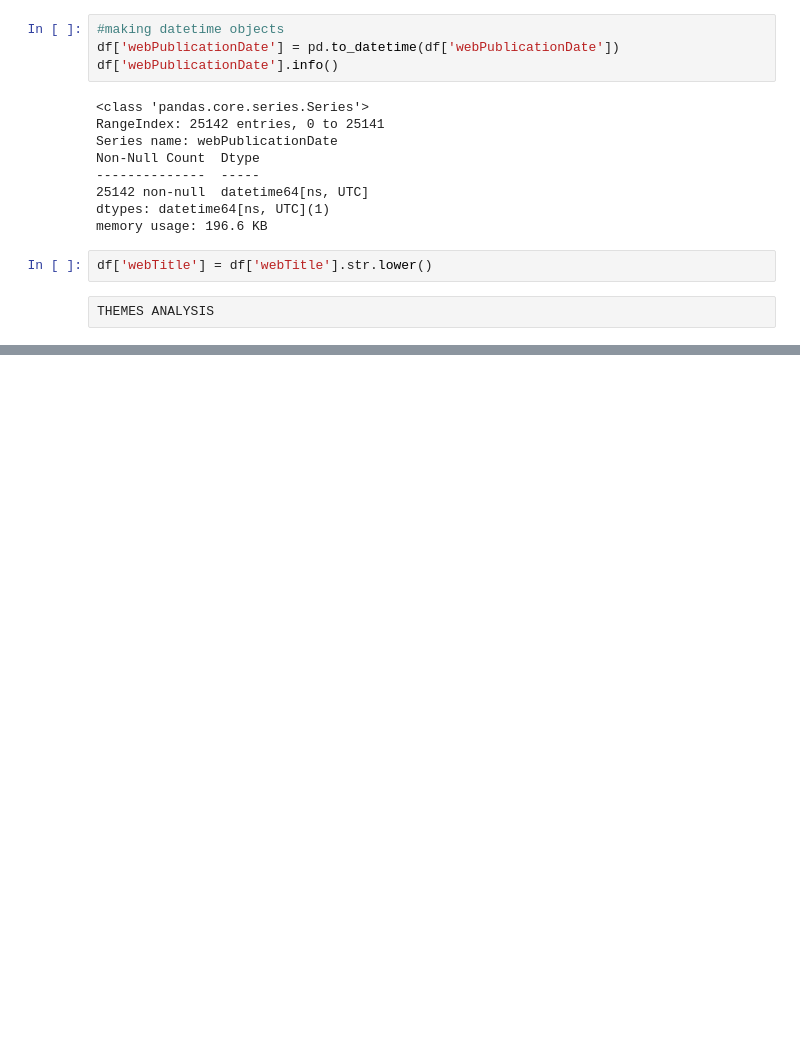
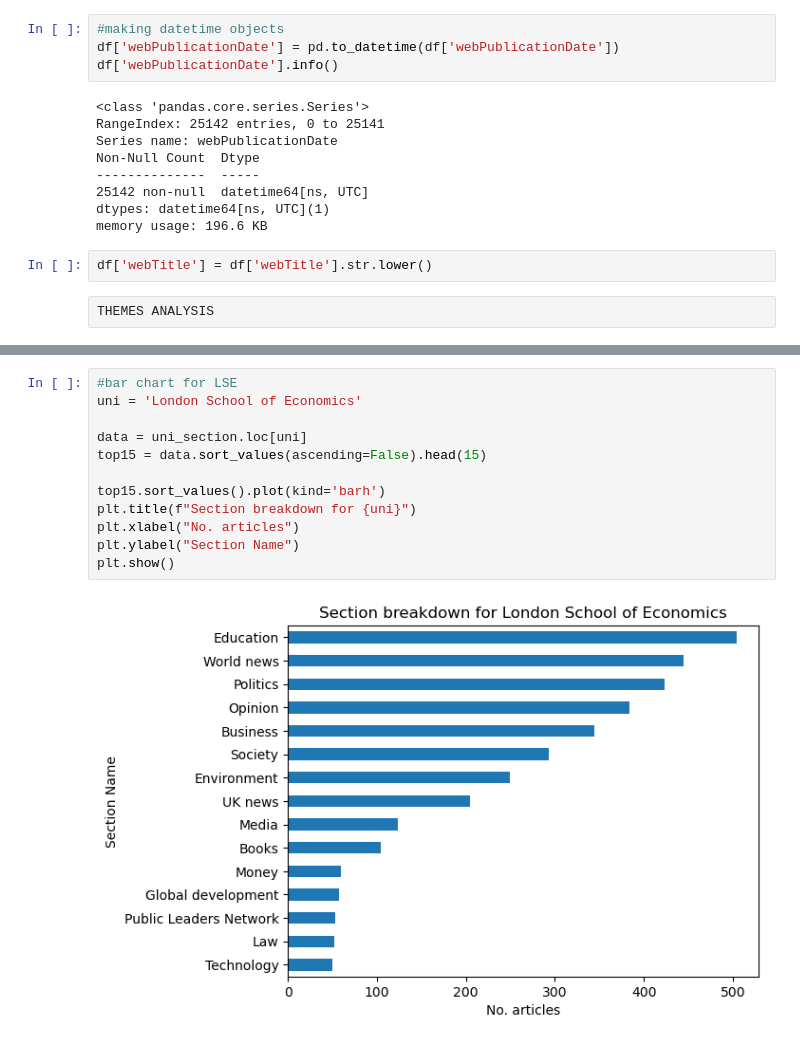
Before and after one commit to ruoxuannn/st115-guardian-project, a Jupyter notebook: shrinithi_themes.ipynb, the cells around one changed output, grey strips where cells are left out. Drawn from its saved outputs; the diff is of its cells as text; blank space fills up the shorter version.

```diff
--- a/shrinithi_themes.ipynb
+++ b/shrinithi_themes.ipynb
@@ -81,0 +90,14 @@ uni_section.head()
+# %%
+#bar chart for LSE
+uni = 'London School of Economics'
+
+data = uni_section.loc[uni]
+top15 = data.sort_values(ascending=False).head(15)
+
+top15.sort_values().plot(kind='barh')
+plt.title(f"Section breakdown for {uni}")
+plt.xlabel("No. articles")
+plt.ylabel("Section Name")
+plt.show()
+# %% [output]
+[figure, added]
```
Also changed, not shown: parts of 2 cells of this notebook.
